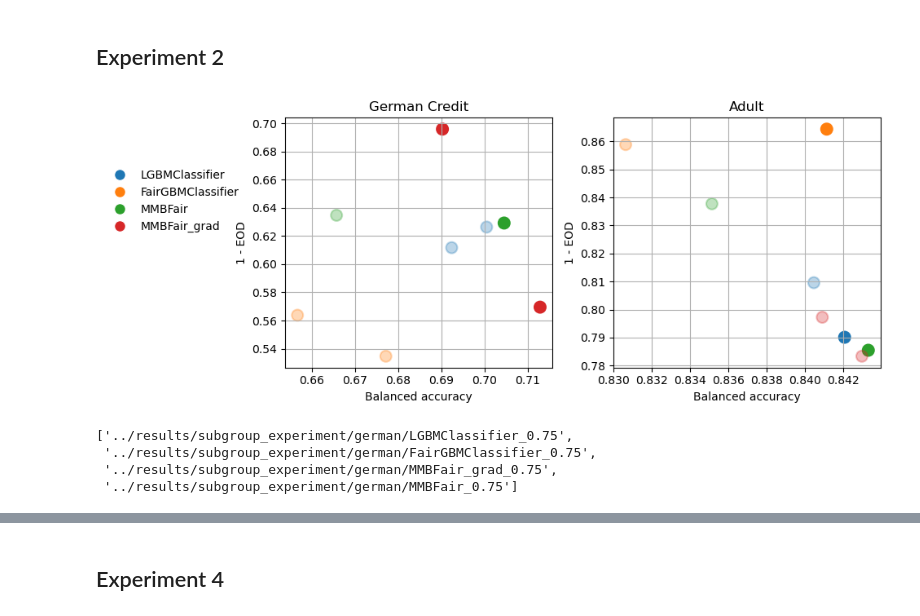
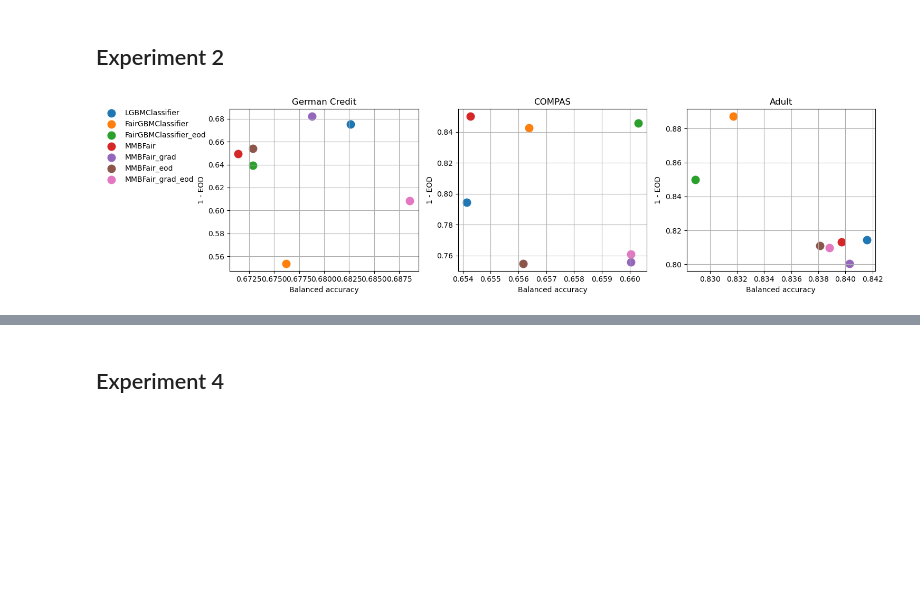
Before and after one commit to hiaac-finance/m2fgb, a Jupyter notebook: notebooks/analyze_results.ipynb, the cells around one changed output, grey strips where cells are left out. Cells and saved outputs as stored; diff of their text form; code cells hidden in the pictures; blank space fills up the shorter version.

Commit message:
some changes to run subgroup2 and fairness goal experiments

```diff
--- a/notebooks/analyze_results.ipynb
+++ b/notebooks/analyze_results.ipynb
@@ -241,12 +239,13 @@ handles = [
 # %%
-fig, axs = plt.subplots(nrows = 1, ncols = 2, figsize = (10, 4))
+fig, axs = plt.subplots(nrows = 1, ncols = 3, figsize = (15, 4))
 
-selected_models = ["LGBMClassifier", "FairGBMClassifier", "MMBFair", "MMBFair_grad"]
+selected_models = ["LGBMClassifier", "FairGBMClassifier", "FairGBMClassifier_eod", "MMBFair", "MMBFair_grad",  "MMBFair_eod", "MMBFair_grad_eod"]
 
 
-for k, dataset in enumerate(["german", "adult"]):
+for k, dataset in enumerate(["german", "compas", "adult"]):
     # load tables
-    models = glob.glob(f"../results/subgroup_experiment/{dataset}/*")
+    models = [f"../results/subgroup_experiment/{dataset}/{model}_0.75" for model in selected_models]
+    models = [model for model in models if len(glob.glob(model)) > 0]
     results = []
     for model in models:
         model_name = "_".join(model.split("/")[-1].split("_")[:-1])
@@ -268,41 +267,34 @@ for k, dataset in enumerate(["german", "adult"]):
     dominated = []
     for i, row in results.iterrows():
         is_dominated = False
         for j, row2 in results.iterrows():
             if i == j:
                 continue
             if row["bal_acc"] <= row2["bal_acc"] and row["fair"] <= row2["fair"]:
                 is_dominated = True
                 break
         dominated.append(is_dominated)
     results["dominated"] = dominated
 
     for model in selected_models:
         df = results[results["model"] == model]
         axs[k].scatter(
             df["bal_acc"],
             df["fair"],
             label=model,
-            alpha = [0.3 if dominated else 1 for dominated in df["dominated"]],
+            #alpha = [0.3 if dominated else 1 for dominated in df["dominated"]],
             s = 100,
             lw = 1.5
         )
 
 
     axs[k].grid()
     axs[k].set_title(dataset_names[dataset])
     axs[k].set_xlabel("Balanced accuracy")
     axs[k].set_ylabel("1 - EOD")
     if k == 0:
-        axs[k].legend(handles=handles, loc="lower left", bbox_to_anchor=(-0.7, 0.5), frameon=False)
+        axs[k].legend(loc="lower left", bbox_to_anchor=(-0.7, 0.5), frameon=False)
 plt.tight_layout()
 # %% [output]
-[figure, old version]
+[figure, new version]
-# %%
-models
-# %% [output]
-['../results/subgroup_experiment/german/LGBMClassifier_0.75',
- '../results/subgroup_experiment/german/FairGBMClassifier_0.75',
- '../results/subgroup_experiment/german/MMBFair_grad_0.75',
- '../results/subgroup_experiment/german/MMBFair_0.75']
 # %%
```
Also changed, not shown: parts of 6 cells of this notebook, 13 other files.
